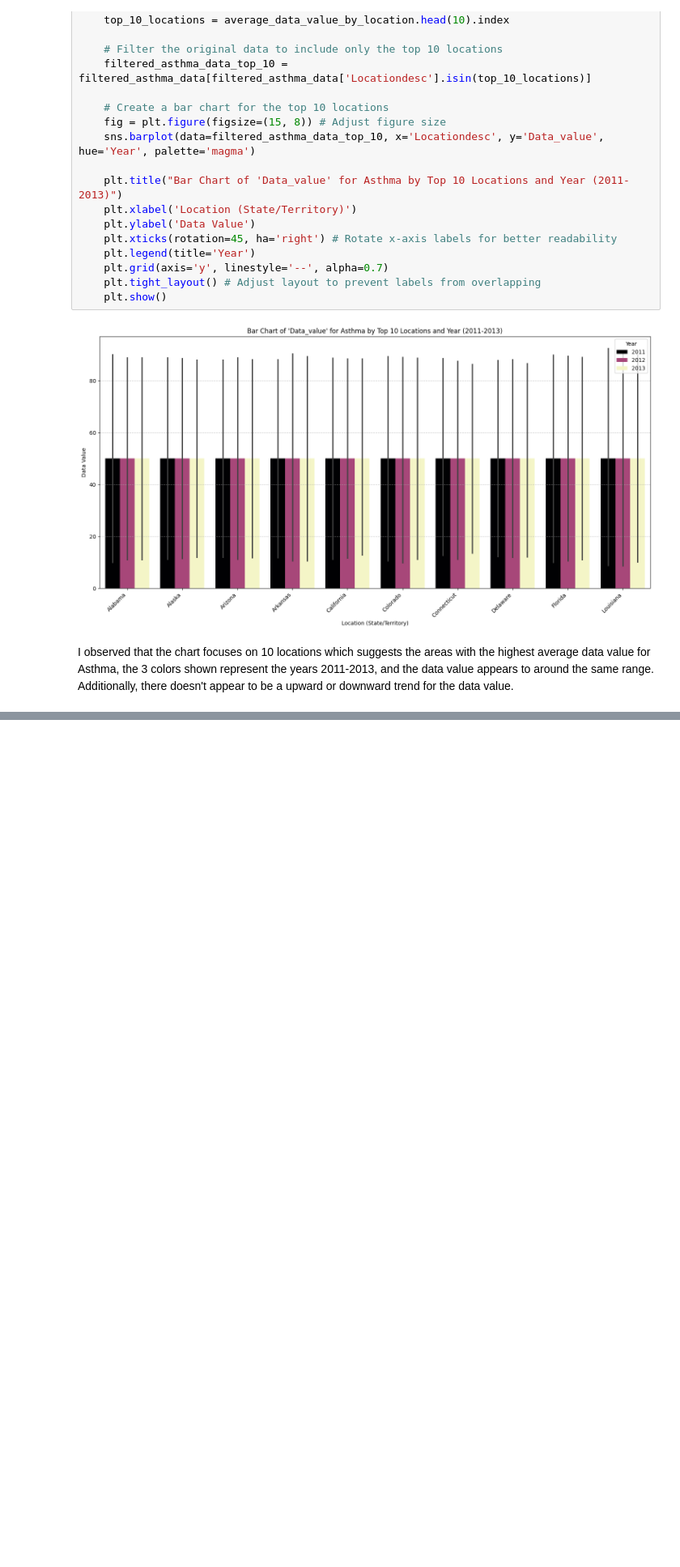
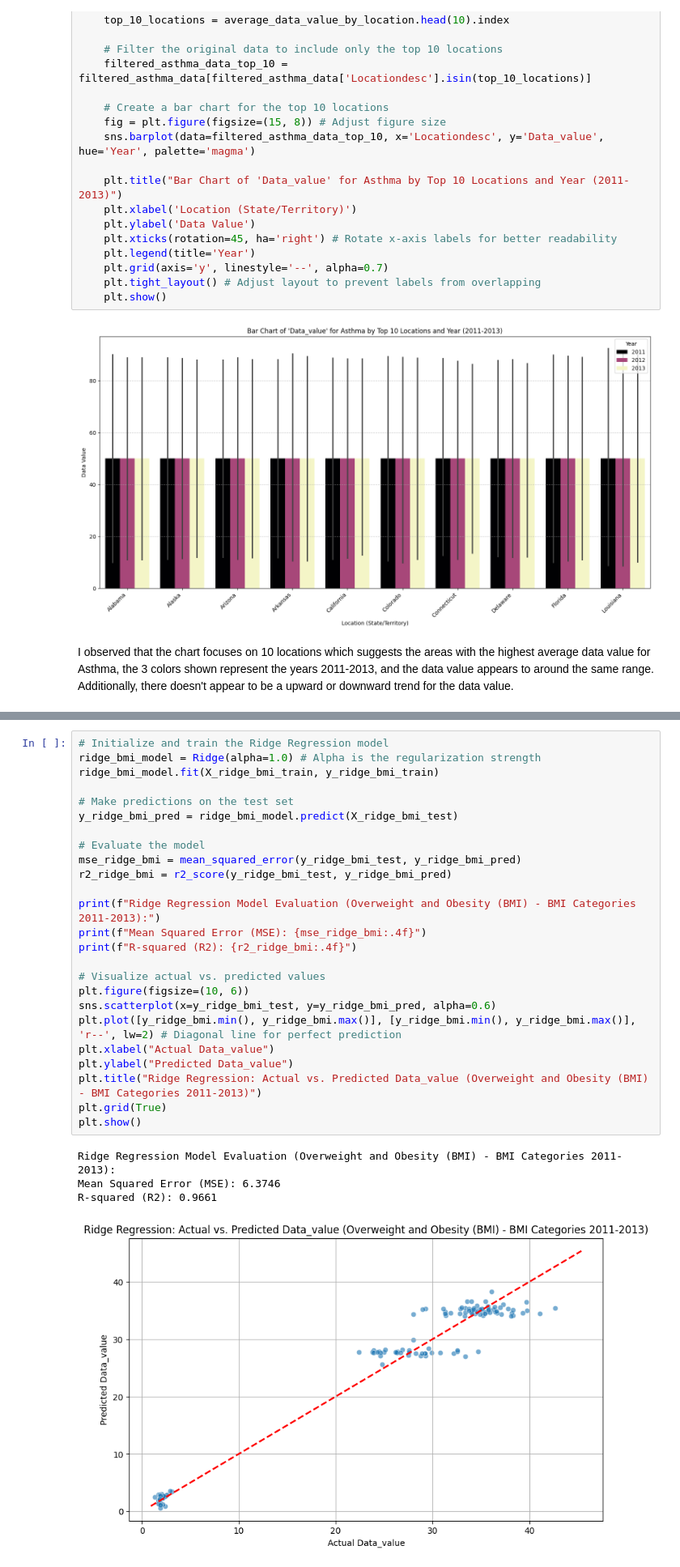
Before and after one commit to aryaamyara2022-dotcom/Public-Health-Capstone, a Jupyter notebook: Arya's PublicHealthCapstone.ipynb, the cells around one changed output, grey strips where cells are left out. Shown at 81% size. Cells and saved outputs as stored; diff of their text form; blank space fills up the shorter version.

```diff
--- a/Arya's PublicHealthCapstone.ipynb
+++ b/Arya's PublicHealthCapstone.ipynb
@@ -362,0 +462,30 @@ I observed that the chart focuses on 10 locations which suggests the areas with
+# %%
+# Initialize and train the Ridge Regression model
+ridge_bmi_model = Ridge(alpha=1.0) # Alpha is the regularization strength
+ridge_bmi_model.fit(X_ridge_bmi_train, y_ridge_bmi_train)
+
+# Make predictions on the test set
+y_ridge_bmi_pred = ridge_bmi_model.predict(X_ridge_bmi_test)
+
+# Evaluate the model
+mse_ridge_bmi = mean_squared_error(y_ridge_bmi_test, y_ridge_bmi_pred)
+r2_ridge_bmi = r2_score(y_ridge_bmi_test, y_ridge_bmi_pred)
+
+print(f"Ridge Regression Model Evaluation (Overweight and Obesity (BMI) - BMI Categories 2011-2013):")
+print(f"Mean Squared Error (MSE): {mse_ridge_bmi:.4f}")
+print(f"R-squared (R2): {r2_ridge_bmi:.4f}")
+
+# Visualize actual vs. predicted values
+plt.figure(figsize=(10, 6))
+sns.scatterplot(x=y_ridge_bmi_test, y=y_ridge_bmi_pred, alpha=0.6)
+plt.plot([y_ridge_bmi.min(), y_ridge_bmi.max()], [y_ridge_bmi.min(), y_ridge_bmi.max()], 'r--', lw=2) # Diagonal line for perfect prediction
+plt.xlabel("Actual Data_value")
+plt.ylabel("Predicted Data_value")
+plt.title("Ridge Regression: Actual vs. Predicted Data_value (Overweight and Obesity (BMI) - BMI Categories 2011-2013)")
+plt.grid(True)
+plt.show()
+# %% [output]
+Ridge Regression Model Evaluation (Overweight and Obesity (BMI) - BMI Categories 2011-2013):
+Mean Squared Error (MSE): 6.3746
+R-squared (R2): 0.9661
+[figure, added]
```
Also changed, not shown: parts of 11 cells of this notebook.
